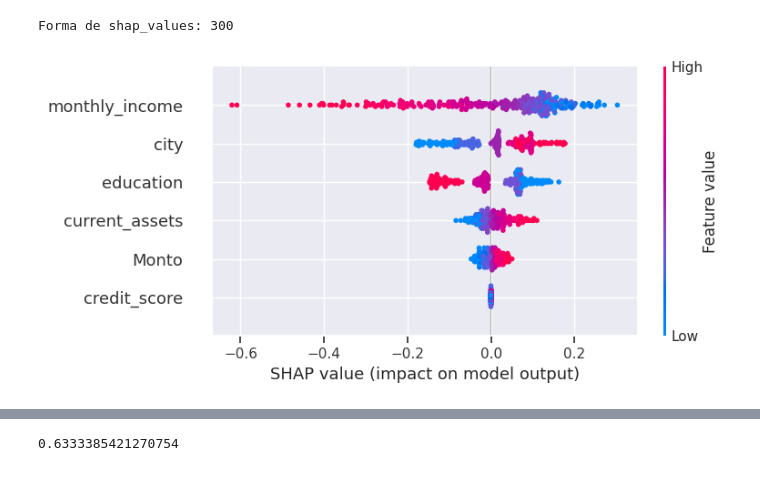
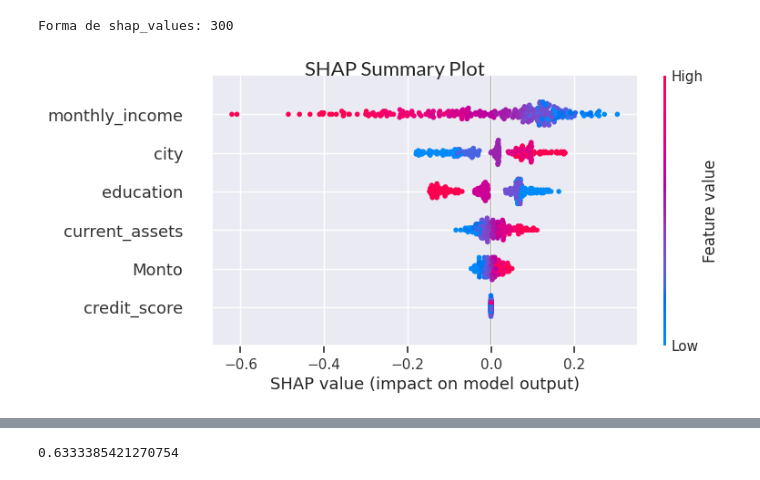
Before and after one commit to santiagoahl/risk-model-for-credit-loans, a Jupyter notebook: notebooks/predict_risk.ipynb, the cells around one changed output, grey strips where cells are left out. Drawn from its saved outputs; the diff is of its cells as text; code cells hidden in the pictures.

```diff
--- a/notebooks/predict_risk.ipynb
+++ b/notebooks/predict_risk.ipynb
@@ -22,3 +22,14 @@ historical_data_path = os.path.join(data_path, "Historicos.csv")
 current_data_path = os.path.join(data_path, "Vigentes.csv")
 
 output_data_path = os.path.join(data_path, "risk_probabilities.xlsx")
+# %%
+# Import lato font
+from matplotlib import font_manager
+
+try:
+    lato_path = "../Lato-Regular.ttf"
+    lato_font = font_manager.FontProperties(fname=lato_path)
+except:
+    pass
+
+print(os.path.isfile(lato_path))
@@ -325,14 +338,24 @@ print(f"Forma de shap_values: {len(shap_values)}")
 Forma de shap_values: 300
 # %%
 
-shap_summary_plot = shap.summary_plot(shap_values[:, :, 0], X, show=True)
+#shap_summary_plot = shap.summary_plot(shap_values[:, :, 0], X, show=True)
+# Generate the SHAP summary plot without showing it
+shap.summary_plot(shap_values[:, :, 0], X, show=False)
+
 # Get the current figure (created by SHAP)
 fig = plt.gcf()
 
 # Add a title to the SHAP plot
-fig.suptitle("SHAP Summary Plot", fontsize=16)#plt.plot(shap_summary_plot)
-plt.savefig('../images/shap_summary_plot.png', dpi=300, bbox_inches='tight')
-plt.close()
+fig.suptitle("SHAP Summary Plot", fontsize=16, fontproperties=lato_font)
+
+# Save the figure
+fig.savefig('../images/shap_summary_plot.png', dpi=300, bbox_inches='tight')
+
+# Show it (optional)
+plt.show()
+
+# Close the figure
+plt.close(fig)
 # %% [output]
-[figure, old version]
+[figure, new version]
 # %%
```
Also changed, not shown: parts of 2 cells of this notebook, 3 other files.
